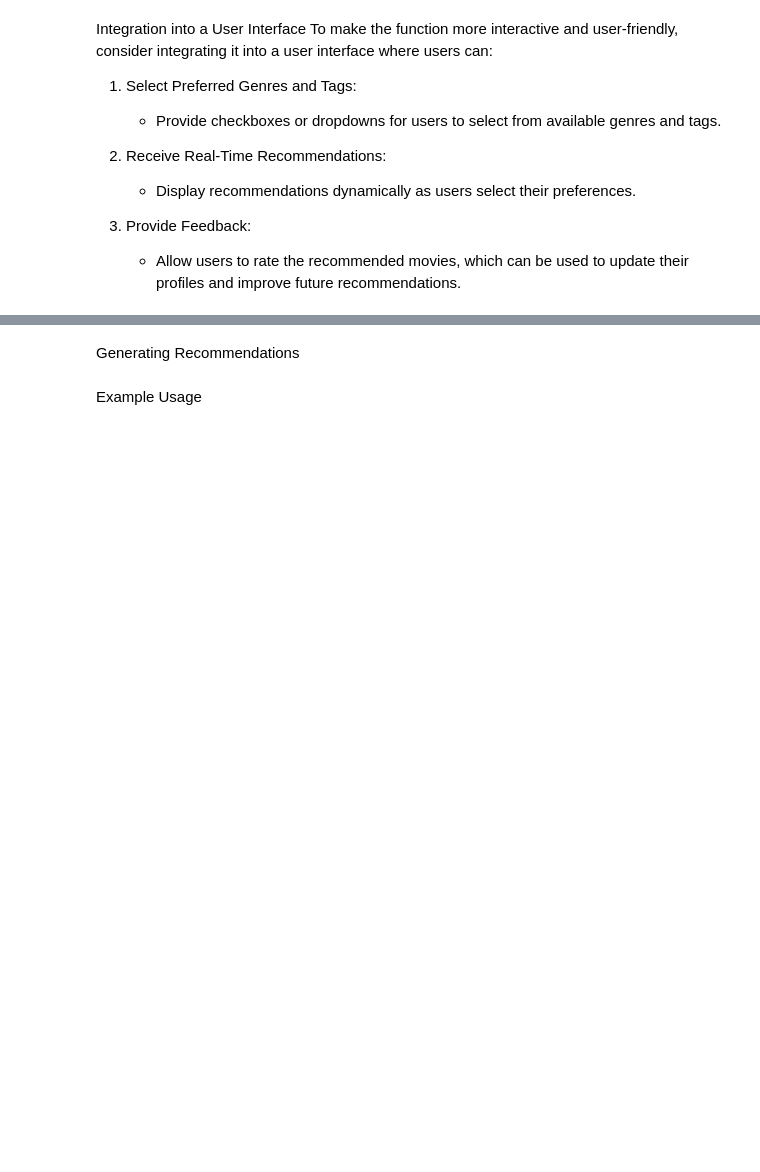
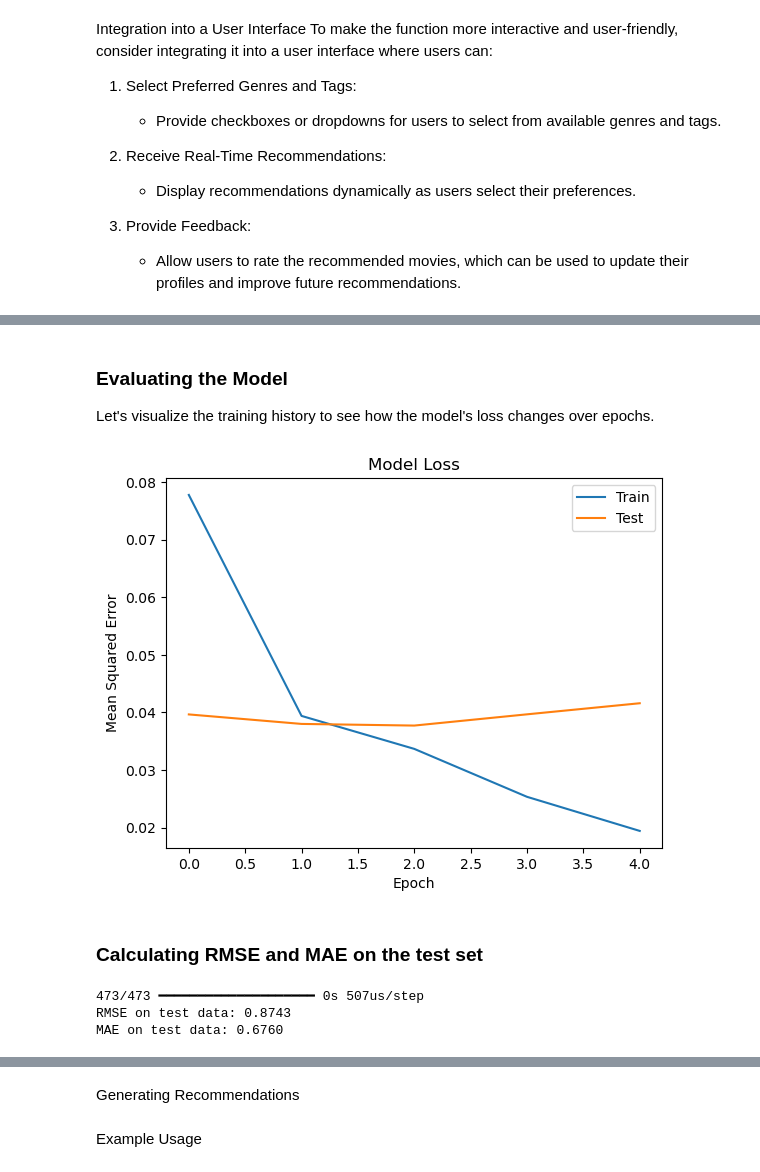
Before and after one commit to geomwangi007/Movie-Recommendation-System-Group_12-Project, a Jupyter notebook: Main.ipynb, the cells around one changed output, grey strips where cells are left out. Cells and saved outputs as stored; diff of their text form; code cells hidden in the pictures; blank space fills up the shorter version.

```diff
--- a/Main.ipynb
+++ b/Main.ipynb
@@ -694,0 +644,10 @@ RMSE for Test Set: 0.8847
+# %%
+# Split data into training, validation and test sets
+train_data, validation_data, test_data = split_data(ratings_df)
+
+# Verify the split sizes
+train_size = train_data.shape[0] / ratings_df.shape[0]
+validation_size = validation_data.shape[0] / ratings_df.shape[0]
+test_size = test_data.shape[0] / ratings_df.shape[0]
+
+(train_size, validation_size, test_size)
@@ -2032,0 +1739,12 @@ plt.show()
+# %%
+# Training data
+x_train = [train_data['user'].values, train_data['movie'].values]
+y_train = train_data['rating_norm'].values
+
+# Validation data
+x_val = [validation_data['user'].values, validation_data['movie'].values]
+y_val = validation_data['rating_norm'].values
+
+# Test data
+x_test = [test_data['user'].values, test_data['movie'].values]
+y_test = test_data['rating_norm'].values
@@ -2032,0 +1753,12 @@ plt.show()
+# %%
+early_stopping = EarlyStopping(monitor='val_loss', patience=2, restore_best_weights=True)
+
+history = model.fit(
+    x=x_train,
+    y=y_train,
+    batch_size=256,
+    epochs=20,
+    verbose=1,
+    validation_data=(x_val, y_val),
+    callbacks=[early_stopping]
+)
@@ -2032,0 +1776,37 @@ plt.show()
+# %% [markdown]
+### Evaluating the Model
+
+Let's visualize the training history to see how the model's loss changes over epochs.
+# %%
+# Plot training & validation loss values
+plt.plot(history.history['loss'])
+plt.plot(history.history['val_loss'])
+plt.title('Model Loss')
+plt.ylabel('Mean Squared Error')
+plt.xlabel('Epoch')
+plt.legend(['Train', 'Test'], loc='upper right')
+plt.show()
+# %% [output]
+[figure, added]
+# %% [markdown]
+### Calculating RMSE and MAE on the test set
+# %%
+from sklearn.metrics import mean_squared_error, mean_absolute_error
+
+# Predict on test data
+y_pred = model.predict(x_test)
+
+# Denormalize the predictions
+y_pred_denorm = y_pred * (max_rating - min_rating) + min_rating
+y_test_denorm = y_test * (max_rating - min_rating) + min_rating
+
+# Calculate RMSE and MAE
+rmse = np.sqrt(mean_squared_error(y_test_denorm, y_pred_denorm))
+mae = mean_absolute_error(y_test_denorm, y_pred_denorm)
+
+print(f'RMSE on test data: {rmse:.4f}')
+print(f'MAE on test data: {mae:.4f}')
+# %% [output]
+473/473 ━━━━━━━━━━━━━━━━━━━━ 0s 507us/step
+RMSE on test data: 0.8743
+MAE on test data: 0.6760
```
Also changed, not shown: parts of 187 cells of this notebook.
